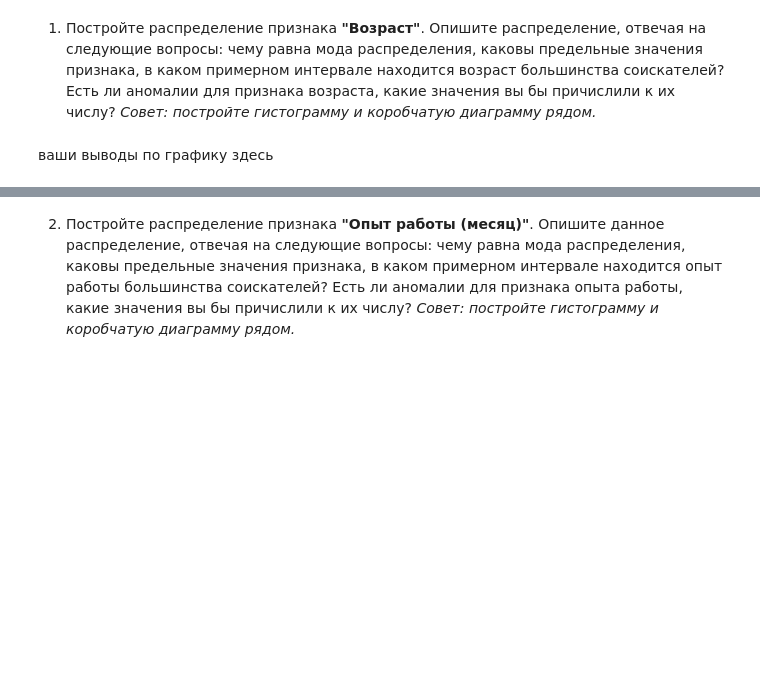
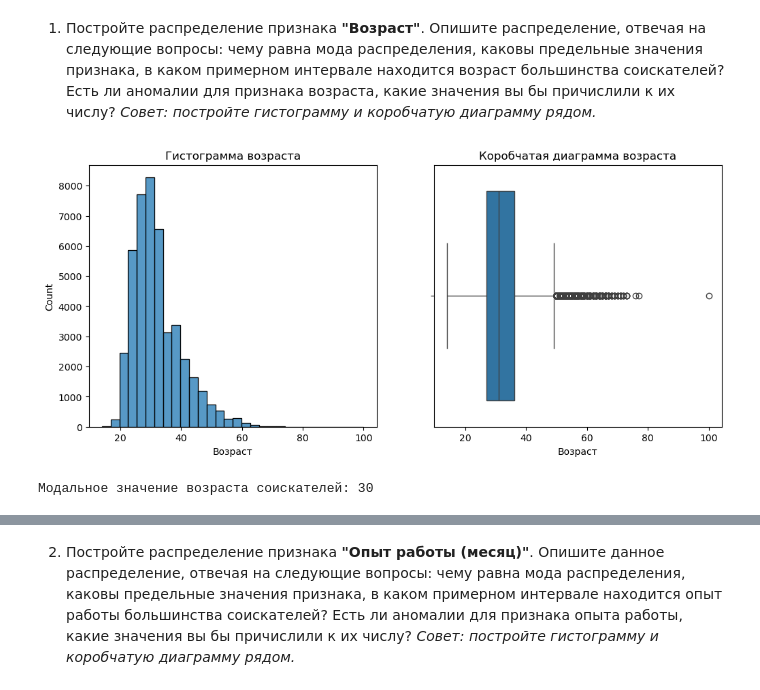
Before and after one commit to nezhablack/hh-project, a Jupyter notebook: Python_для_анализа_данных__Итоговыи__проект_Ноутбук-шаблон.ipynb, the cells around one changed output, grey strips where cells are left out. Drawn from its saved outputs; the diff is of its cells as text; code cells hidden in the pictures; blank space fills up the shorter version.

```diff
--- a/Python_для_анализа_данных__Итоговыи__проект_Ноутбук-шаблон.ipynb
+++ b/Python_для_анализа_данных__Итоговыи__проект_Ноутбук-шаблон.ipynb
@@ -188,27 +189,3 @@ Name: proportion, dtype: float64
 
 В результате преобразования у вас должен получиться столбец, содержащий информацию о том, сколько месяцев проработал соискатель.
 Выполните преобразование, ответьте на контрольные вопросы и удалите столбец **"Опыт работы"** из таблицы.
-# %%
-#ваш код здесь
-import re
-
-def experience_to_months(experience_text):
-
-    if pd.isna(experience_text) or 'Не указано' in str(experience_text):
-        return np.nan
-
-    text = str(experience_text)
-
-    years_match = re.search(r'(\d+)\s*(?:лет|год|года)', text)
-    years = int(years_match.group(1)) if years_match else 0
-
-    months_match = re.search(r'(\d+)\s*(?:месяц|месяца|месяцев)', text)
-    months = int(months_match.group(1)) if months_match else 0
-
-    return years * 12 + months
-
-hh_df['Опыт работы в месяцах'] = hh_df['Опыт работы'].apply(experience_to_months)
-hh_df.drop(columns=['Опыт работы'], inplace=True)
-
-median_exp = hh_df['Опыт работы в месяцах'].median()
-print(f"Медианный опыт работы: {median_exp} месяцев")
@@ -517,5 +536,19 @@ if not usd_rates.empty:
 *Совет: постройте гистограмму и коробчатую диаграмму рядом.*
 # %%
 # ваш код здесь
+
+fig, axes = plt.subplots(1, 2, figsize=(12, 5))
+
+sns.histplot(hh_df['Возраст'], bins=30, ax=axes[0])
+axes[0].set_title('Гистограмма возраста')
+
+sns.boxplot(x=hh_df['Возраст'], ax=axes[1])
+axes[1].set_title('Коробчатая диаграмма возраста')
+
+plt.show()
+
+mode_age = hh_df['Возраст'].mode().iloc[0]
+print(f'Модальное значение возраста соискателей: {mode_age}')
+# %% [output]
+[figure, added]
+Модальное значение возраста соискателей: 30
-# %% [markdown]
-ваши выводы по графику здесь
```
Also changed, not shown: parts of 42 cells of this notebook, 2 other files.
